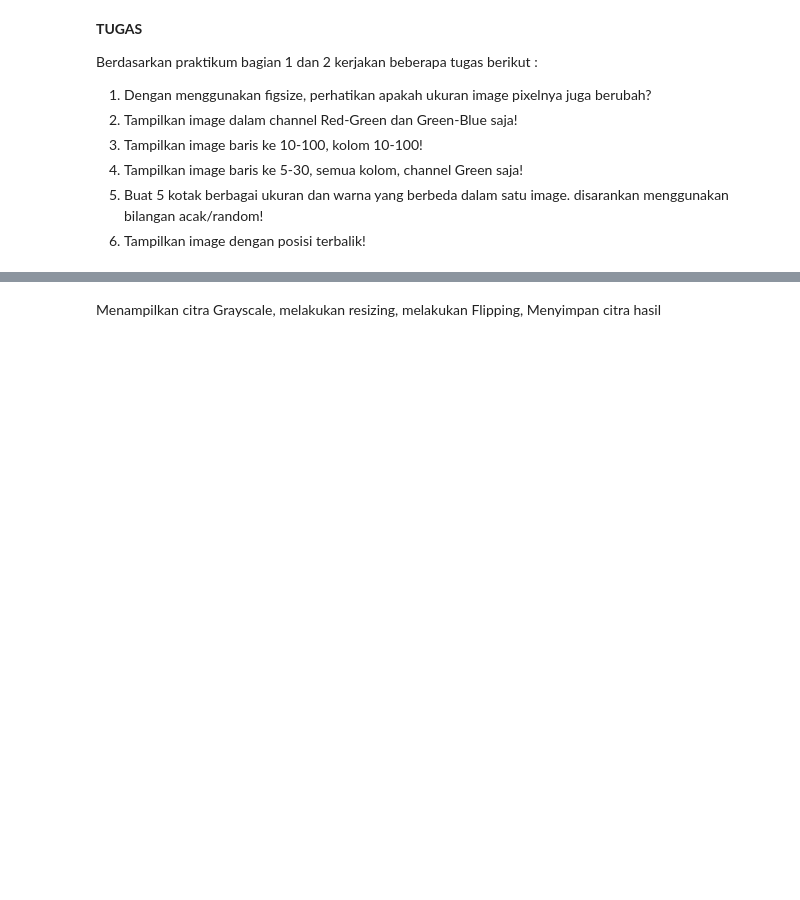
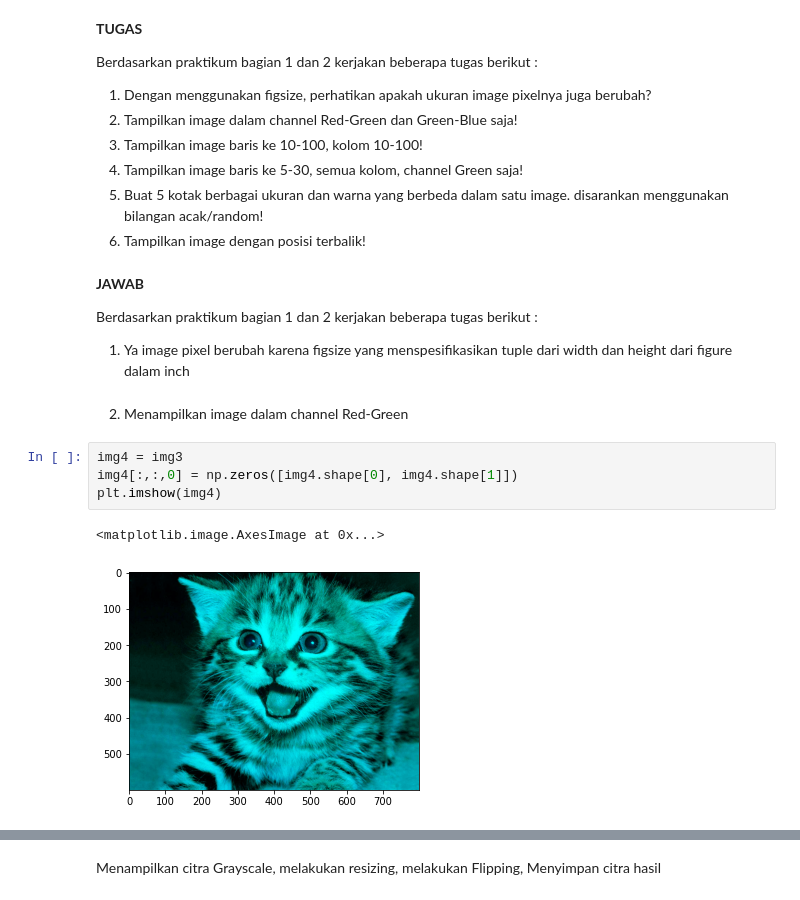
Before and after one commit to hunaynr/PCVK_Genap_2021, a Jupyter notebook: Week2.ipynb, the cells around one changed output, grey strips where cells are left out. Cells and saved outputs as stored; diff of their text form; blank space fills up the shorter version.

```diff
--- a/Week2.ipynb
+++ b/Week2.ipynb
@@ -45,3 +45,17 @@ Berdasarkan praktikum bagian 1 dan 2 kerjakan beberapa tugas berikut :
 4.   Tampilkan image baris ke 5-30, semua kolom, channel Green saja!
 5.   Buat 5 kotak berbagai ukuran dan warna yang berbeda dalam satu image. disarankan menggunakan bilangan acak/random!
 6.   Tampilkan image dengan posisi terbalik!
+# %% [markdown]
+**JAWAB**
+
+Berdasarkan praktikum bagian 1 dan 2 kerjakan beberapa tugas berikut :
+1.   Ya image pixel berubah karena figsize yang menspesifikasikan tuple dari width dan height dari figure dalam inch
+# %% [markdown]
+2.   Menampilkan image dalam channel Red-Green
+# %%
+img4 = img3
+img4[:,:,0] = np.zeros([img4.shape[0], img4.shape[1]])
+plt.imshow(img4)
+# %% [output]
+<matplotlib.image.AxesImage at 0x...>
+[figure, added]
```
Also changed, not shown: parts of 4 cells of this notebook.
